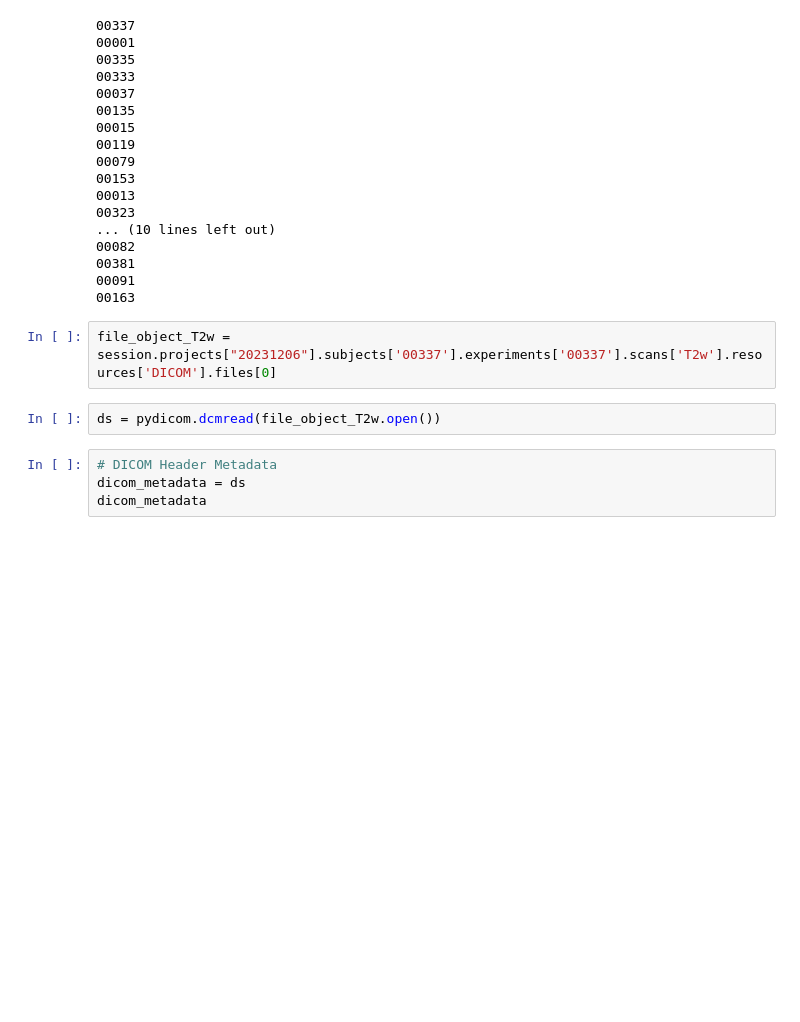
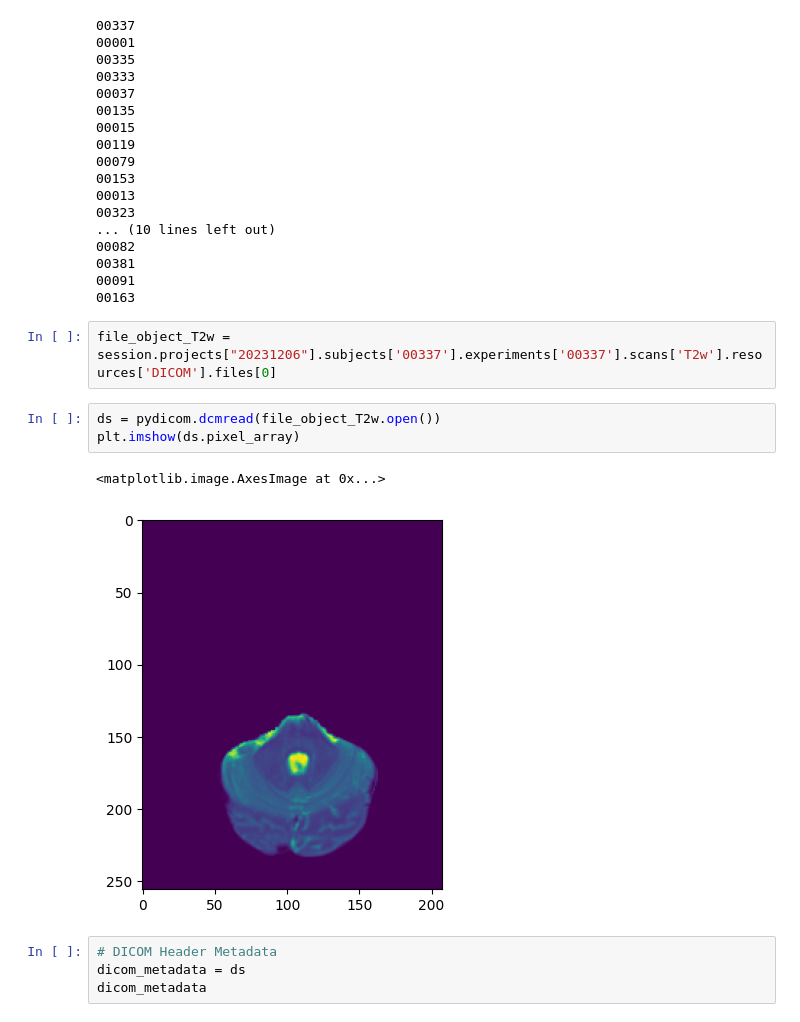
Before and after one commit to kyulee-jeon/DICOMstudy, a Jupyter notebook: 20231206_XNAT_Tutorial.ipynb, the cells around one changed output. Cells and saved outputs as stored; diff of their text form; blank space fills up the shorter version.

Commit message:
add pixel_array cell

```diff
--- a/20231206_XNAT_Tutorial.ipynb
+++ b/20231206_XNAT_Tutorial.ipynb
@@ -83,6 +83,10 @@ for subject in session.projects["20231206"].subjects.values():
 file_object_T2w = session.projects["20231206"].subjects['00337'].experiments['00337'].scans['T2w'].resources['DICOM'].files[0]
 # %%
 ds = pydicom.dcmread(file_object_T2w.open())
+plt.imshow(ds.pixel_array)
+# %% [output]
+<matplotlib.image.AxesImage at 0x...>
+[figure, added]
 # %%
 # DICOM Header Metadata
 dicom_metadata = ds
```
Also changed, not shown: 1 other file.
